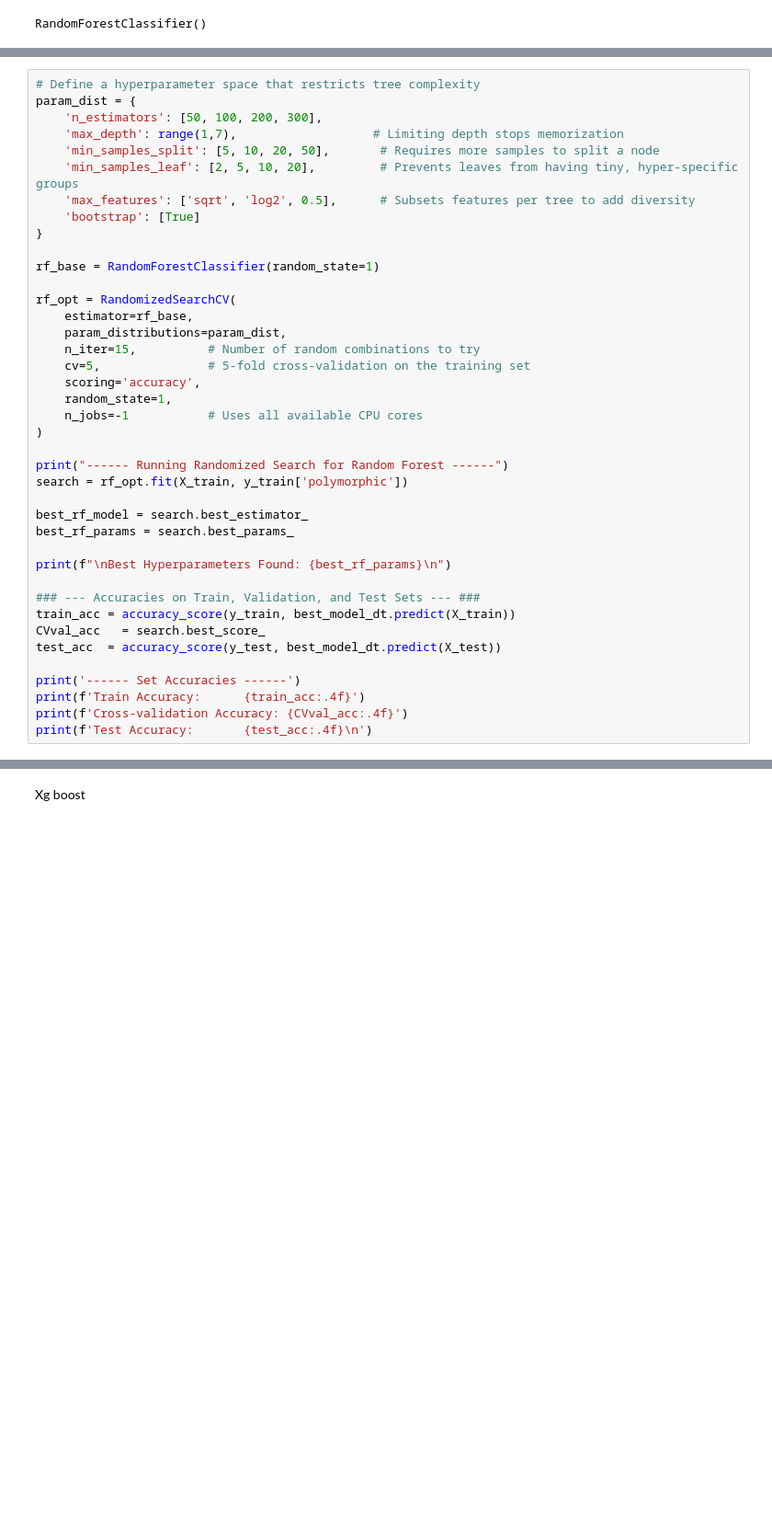
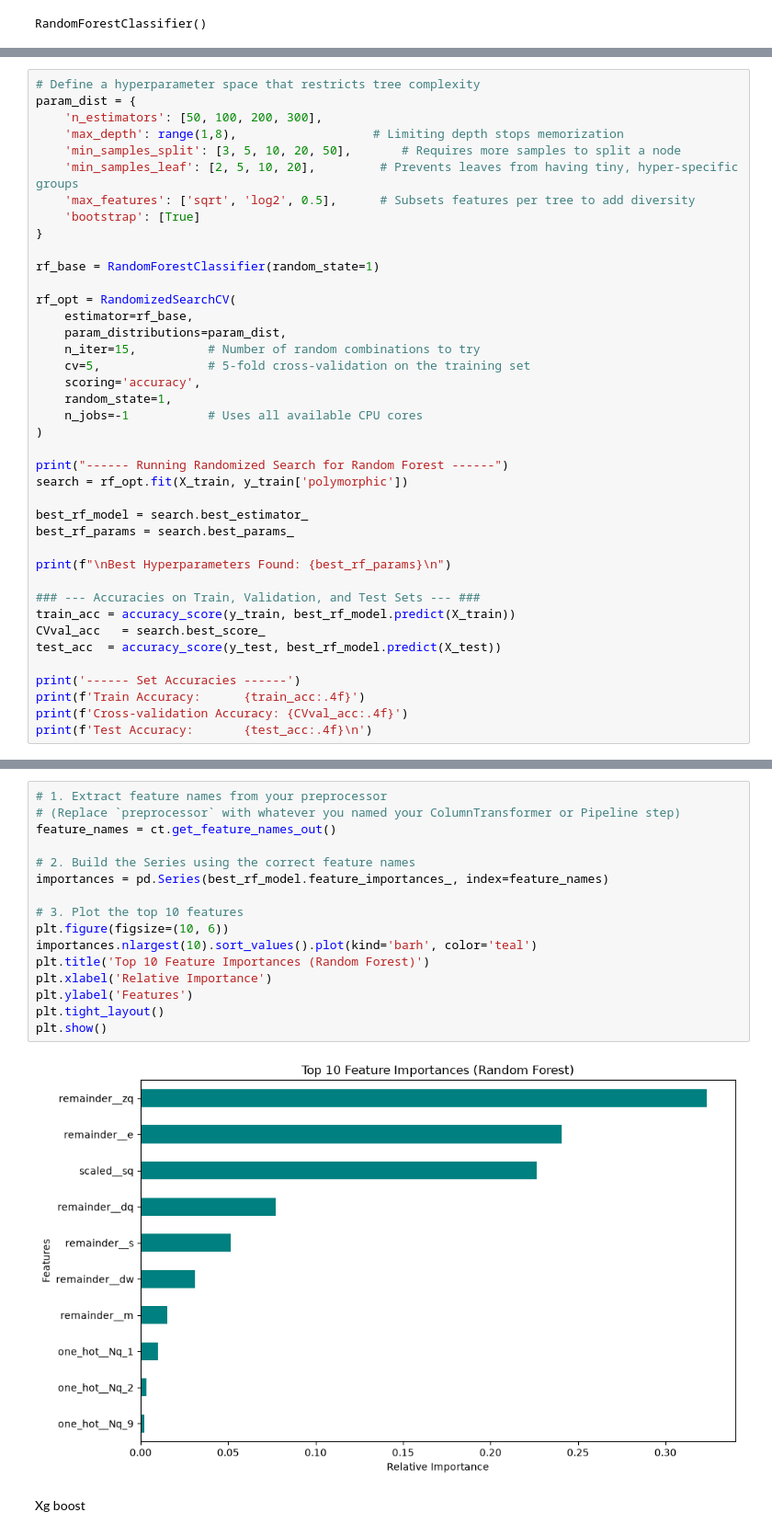
Before and after one commit to EnvinyatarTheRenewer/ant_life_cycle_simulation_and_ml, a Jupyter notebook: ant_project.ipynb, the cells around one changed output, grey strips where cells are left out. Shown at 92% size. Saved outputs shown, nothing was run; the diff lists cells and outputs as text; blank space fills up the shorter version.

```diff
--- a/ant_project.ipynb
+++ b/ant_project.ipynb
@@ -651,8 +659,8 @@ Test Accuracy:       0.8479
 # Define a hyperparameter space that restricts tree complexity
 param_dist = {
     'n_estimators': [50, 100, 200, 300],
-    'max_depth': range(1,7),                   # Limiting depth stops memorization
-    'min_samples_split': [5, 10, 20, 50],       # Requires more samples to split a node
+    'max_depth': range(1,8),                   # Limiting depth stops memorization
+    'min_samples_split': [3, 5, 10, 20, 50],       # Requires more samples to split a node
     'min_samples_leaf': [2, 5, 10, 20],         # Prevents leaves from having tiny, hyper-specific groups
     'max_features': ['sqrt', 'log2', 0.5],      # Subsets features per tree to add diversity
     'bootstrap': [True]
@@ -679,9 +687,9 @@ best_rf_params = search.best_params_
 print(f"\nBest Hyperparameters Found: {best_rf_params}\n")
 
 ### --- Accuracies on Train, Validation, and Test Sets --- ###
-train_acc = accuracy_score(y_train, best_model_dt.predict(X_train))
+train_acc = accuracy_score(y_train, best_rf_model.predict(X_train))
 CVval_acc   = search.best_score_
-test_acc  = accuracy_score(y_test, best_model_dt.predict(X_test))
+test_acc  = accuracy_score(y_test, best_rf_model.predict(X_test))
 
 print('------ Set Accuracies ------')
 print(f'Train Accuracy:      {train_acc:.4f}')
@@ -699,2 +707,20 @@ Test Accuracy:       0.7918
+# %%
+# 1. Extract feature names from your preprocessor
+# (Replace `preprocessor` with whatever you named your ColumnTransformer or Pipeline step)
+feature_names = ct.get_feature_names_out()
+
+# 2. Build the Series using the correct feature names
+importances = pd.Series(best_rf_model.feature_importances_, index=feature_names)
+
+# 3. Plot the top 10 features
+plt.figure(figsize=(10, 6))
+importances.nlargest(10).sort_values().plot(kind='barh', color='teal')
+plt.title('Top 10 Feature Importances (Random Forest)')
+plt.xlabel('Relative Importance')
+plt.ylabel('Features')
+plt.tight_layout()
+plt.show()
+# %% [output]
+[figure, added]
 # %% [markdown]
 Xg boost
```
Also changed, not shown: parts of 25 cells of this notebook.
